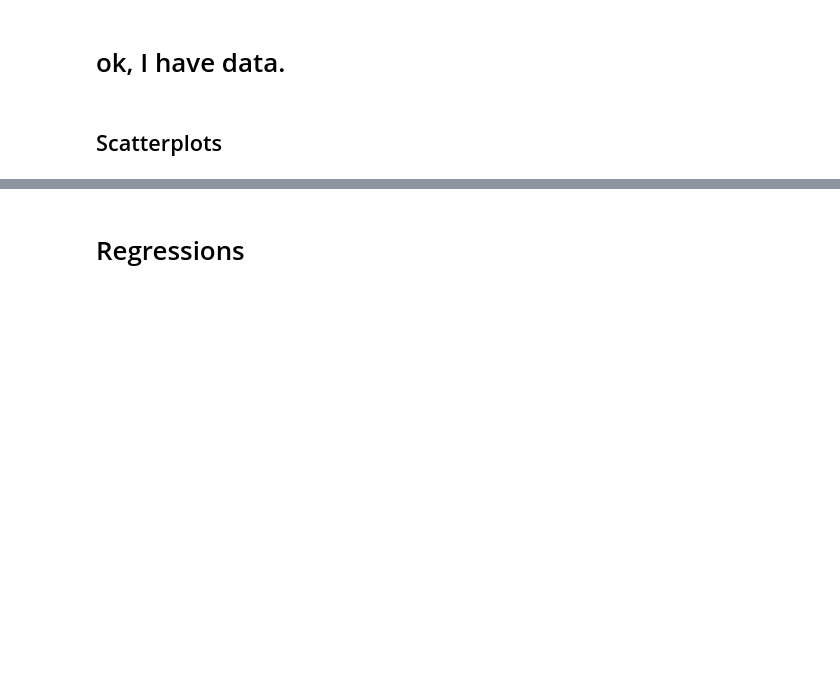
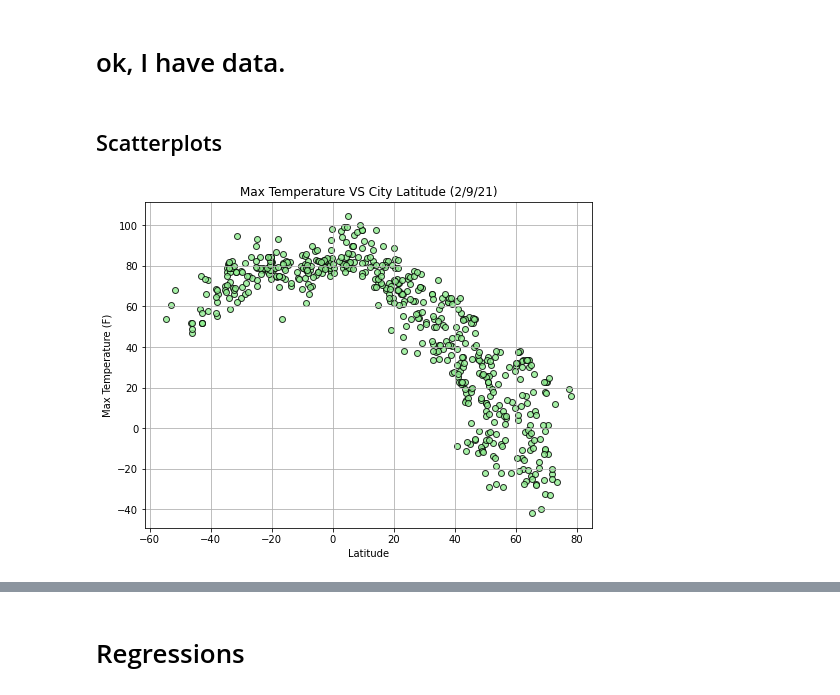
Before and after one commit to radioactivearm/python-api-challenge, a Jupyter notebook: WeatherPy/WeatherPy.ipynb, the cells around one changed output, grey strips where cells are left out. Cells and saved outputs as stored; diff of their text form; code cells hidden in the pictures; blank space fills up the shorter version.

Commit message:
finished all plots

```diff
--- a/WeatherPy/WeatherPy.ipynb
+++ b/WeatherPy/WeatherPy.ipynb
@@ -131,16 +195,22 @@ weather_df.to_csv(output_file, index=False)
 ## Scatterplots
 # %%
 # temperature vs latitude
+
+# creating lists for plotting
 lat = weather_df['Lat']
 temp = weather_df['Max Temp']
 
+# making size and plotting
 plt.figure(figsize=(8,6))
 plt.scatter(lat, temp, color='lightgreen', edgecolor='black', alpha=.8)
 
-plt.title('Max Temperature VS City Latitude (2/8/21)')
+# adding labels
+plt.title('Max Temperature VS City Latitude (2/9/21)')
 plt.xlabel('Latitude')
 plt.ylabel('Max Temperature (F)')
 
 plt.grid(True)
 
 plt.show()
+# %% [output]
+[figure, added]
```
Also changed, not shown: parts of 27 cells of this notebook, 1 other file.
